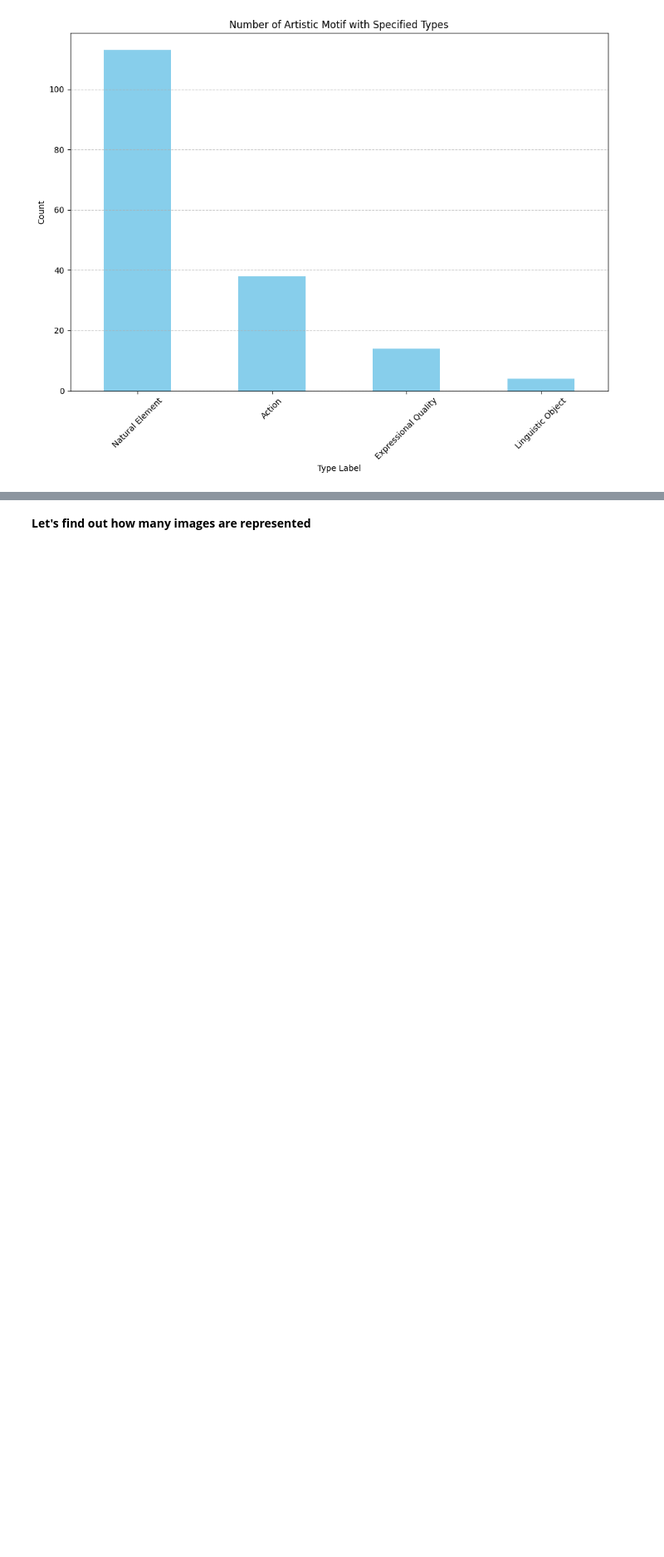
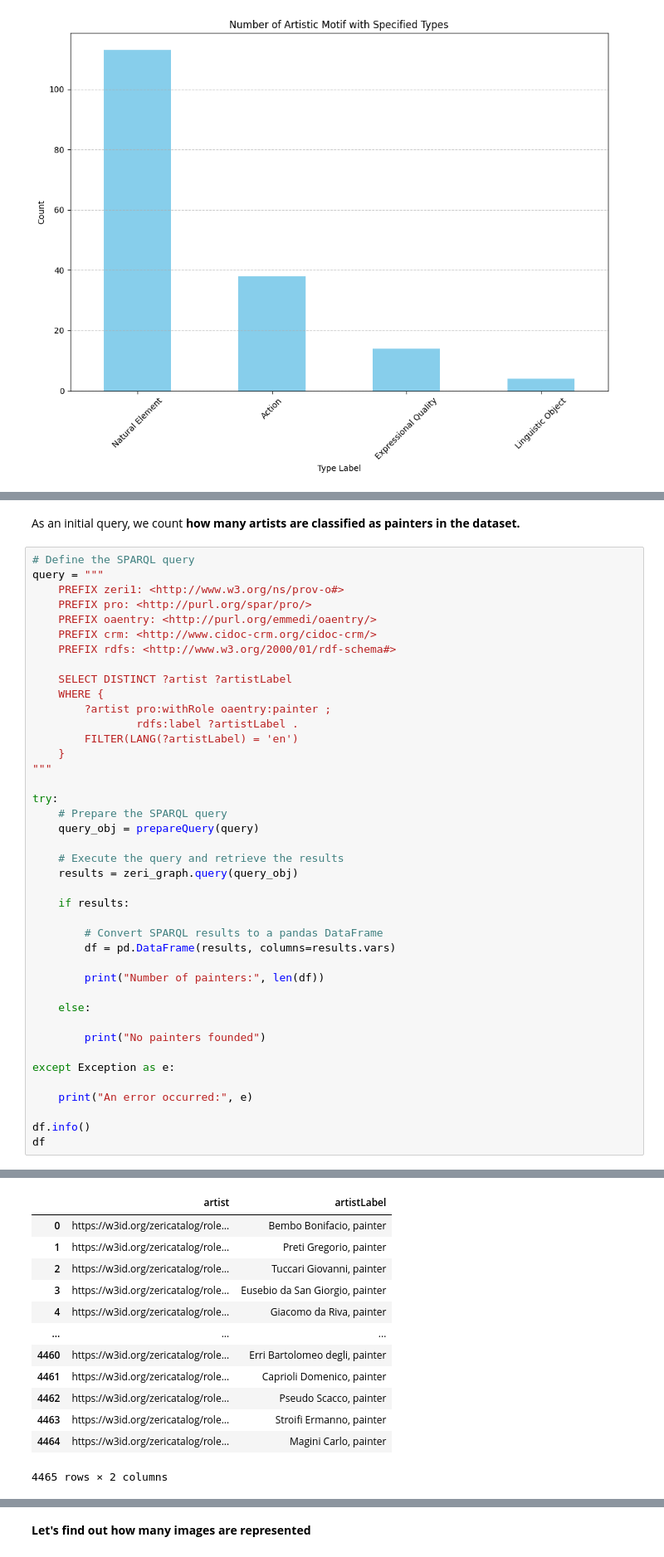
Before and after one commit to sterenz/IconoGraph, a Jupyter notebook: IconoGraph_EDA.ipynb, the cells around one changed output, grey strips where cells are left out. Shown: that part at 83% size. Saved outputs shown, nothing was run; the diff lists cells and outputs as text; blank space fills up the shorter version.

```diff
--- a/IconoGraph_EDA.ipynb
+++ b/IconoGraph_EDA.ipynb
@@ -857,0 +1001,44 @@ Let's now try to ask the more specific question about our time span.
+# %% [markdown]
+As an initial query, we count **how many artists are classified as painters in the dataset.**
+# %%
+# Define the SPARQL query
+query = """
+    PREFIX zeri1: <http://www.w3.org/ns/prov-o#>
+    PREFIX pro: <http://purl.org/spar/pro/>
+    PREFIX oaentry: <http://purl.org/emmedi/oaentry/>
+    PREFIX crm: <http://www.cidoc-crm.org/cidoc-crm/>
+    PREFIX rdfs: <http://www.w3.org/2000/01/rdf-schema#>
+
+    SELECT DISTINCT ?artist ?artistLabel
+    WHERE {
+        ?artist pro:withRole oaentry:painter ;
+                rdfs:label ?artistLabel .
+        FILTER(LANG(?artistLabel) = 'en')
+    }
+"""
+
+try:
+    # Prepare the SPARQL query
+    query_obj = prepareQuery(query)
+
+    # Execute the query and retrieve the results
+    results = zeri_graph.query(query_obj)
+
+    if results:
+
+        # Convert SPARQL results to a pandas DataFrame
+        df = pd.DataFrame(results, columns=results.vars)
+
+        print("Number of painters:", len(df))
+
+    else:
+
+        print("No painters founded")
+
+except Exception as e:
+
+    print("An error occurred:", e)
+
+df.info()
+df
+# %% [output]
@@ -857,0 +1055,13 @@ Let's now try to ask the more specific question about our time span.
+|  | artist | artistLabel |
+| 0 | https://w3id.org/zericatalog/role... | Bembo Bonifacio, painter |
+| 1 | https://w3id.org/zericatalog/role... | Preti Gregorio, painter |
+| 2 | https://w3id.org/zericatalog/role... | Tuccari Giovanni, painter |
+| 3 | https://w3id.org/zericatalog/role... | Eusebio da San Giorgio, painter |
+| 4 | https://w3id.org/zericatalog/role... | Giacomo da Riva, painter |
+| ... | ... | ... |
+| 4460 | https://w3id.org/zericatalog/role... | Erri Bartolomeo degli, painter |
+| 4461 | https://w3id.org/zericatalog/role... | Caprioli Domenico, painter |
+| 4462 | https://w3id.org/zericatalog/role... | Pseudo Scacco, painter |
+| 4463 | https://w3id.org/zericatalog/role... | Stroifi Ermanno, painter |
+| 4464 | https://w3id.org/zericatalog/role... | Magini Carlo, painter |
+4465 rows × 2 columns
```
Also changed, not shown: parts of 58 cells of this notebook, 3 other files.
